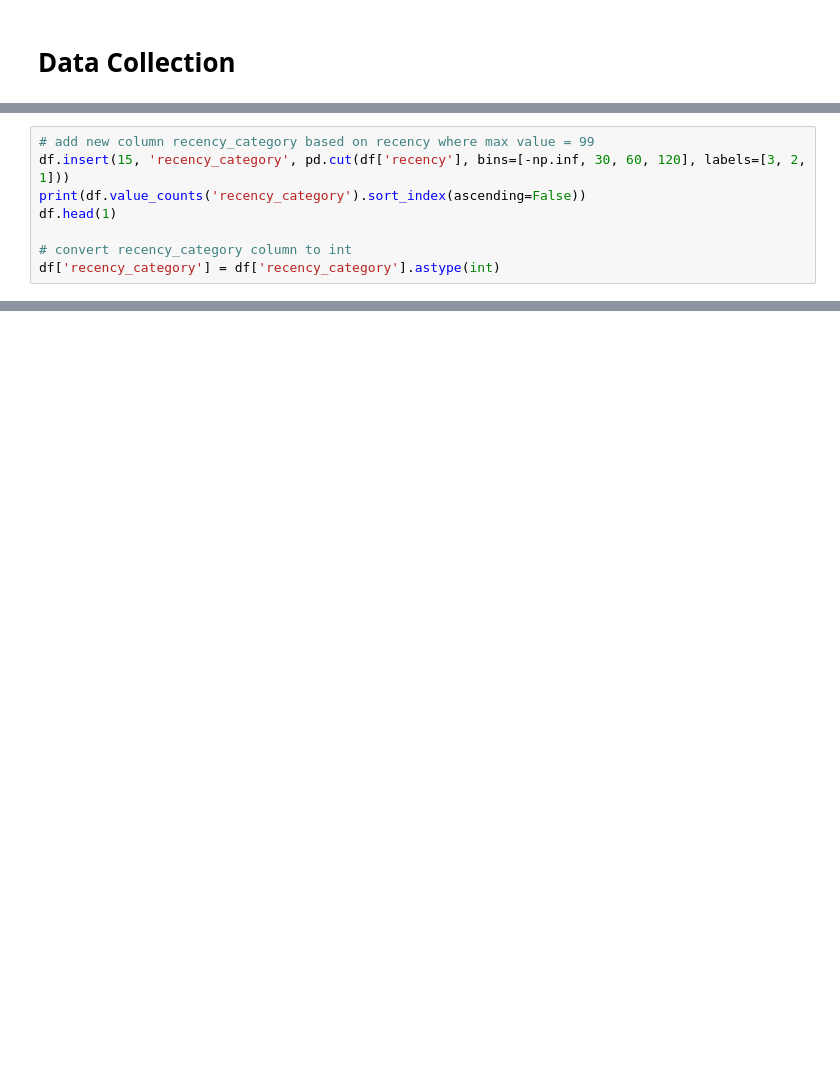
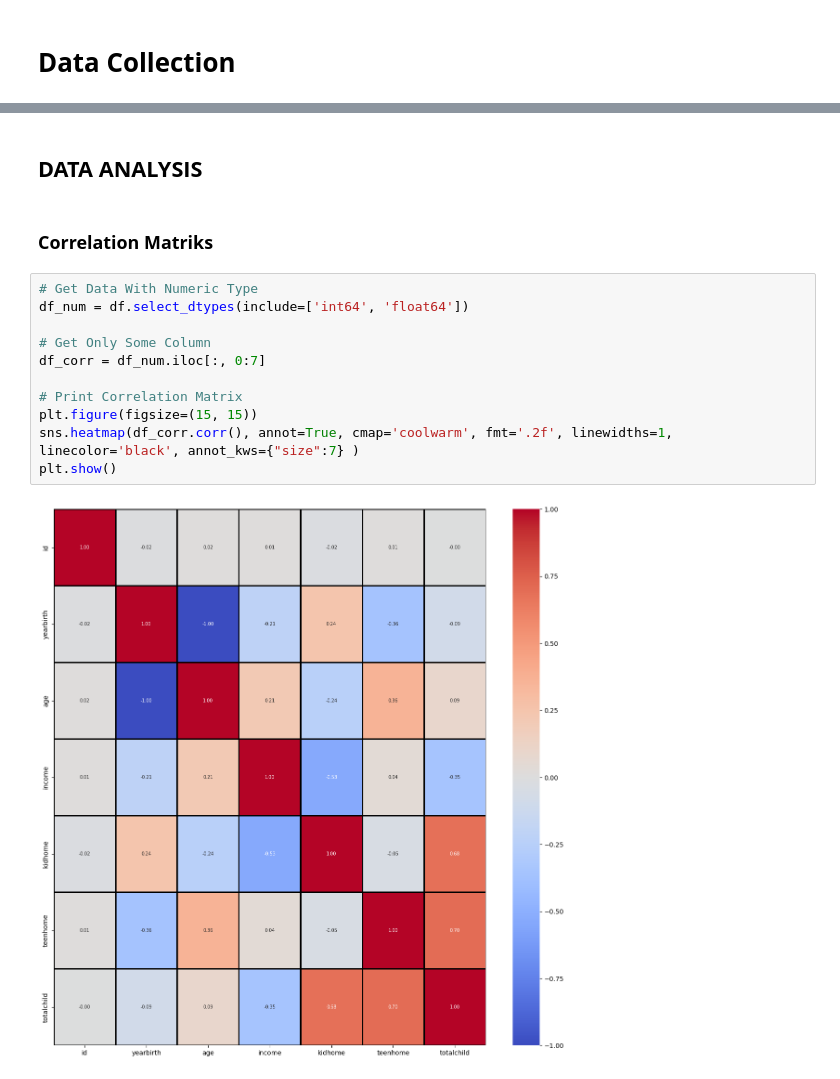
Before and after one commit to davidinations/SupermarketDataScience, a Jupyter notebook: Analysis.ipynb, the cells around one changed output, grey strips where cells are left out. Drawn from its saved outputs; the diff is of its cells as text; blank space fills up the shorter version.

```diff
--- a/Analysis.ipynb
+++ b/Analysis.ipynb
@@ -584,8 +207,0 @@ Name: count, dtype: int64
-# %%
-# add new column recency_category based on recency where max value = 99
-df.insert(15, 'recency_category', pd.cut(df['recency'], bins=[-np.inf, 30, 60, 120], labels=[3, 2, 1]))
-print(df.value_counts('recency_category').sort_index(ascending=False))
-df.head(1)
-
-# convert recency_category column to int
-df['recency_category'] = df['recency_category'].astype(int)
@@ -753,0 +275,17 @@ sdasdasdadasd
+# %% [markdown]
+## **DATA ANALYSIS**
+# %% [markdown]
+### **Correlation Matriks**
+# %%
+# Get Data With Numeric Type
+df_num = df.select_dtypes(include=['int64', 'float64'])
+
+# Get Only Some Column
+df_corr = df_num.iloc[:, 0:7]
+
+# Print Correlation Matrix
+plt.figure(figsize=(15, 15))
+sns.heatmap(df_corr.corr(), annot=True, cmap='coolwarm', fmt='.2f', linewidths=1, linecolor='black', annot_kws={"size":7} )
+plt.show()
+# %% [output]
+[figure, added]
```
Also changed, not shown: parts of 131 cells of this notebook, 4 other files.
